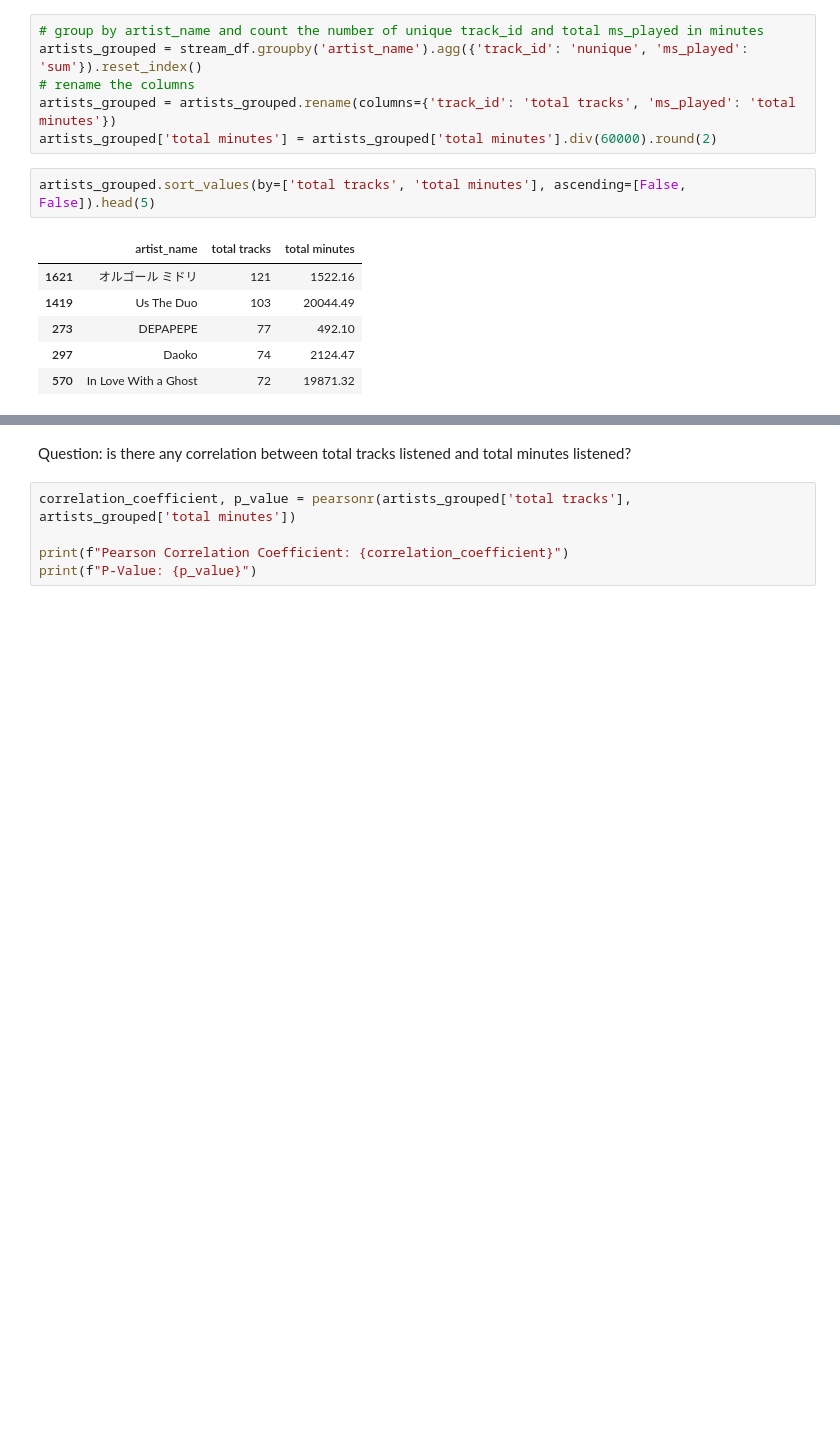
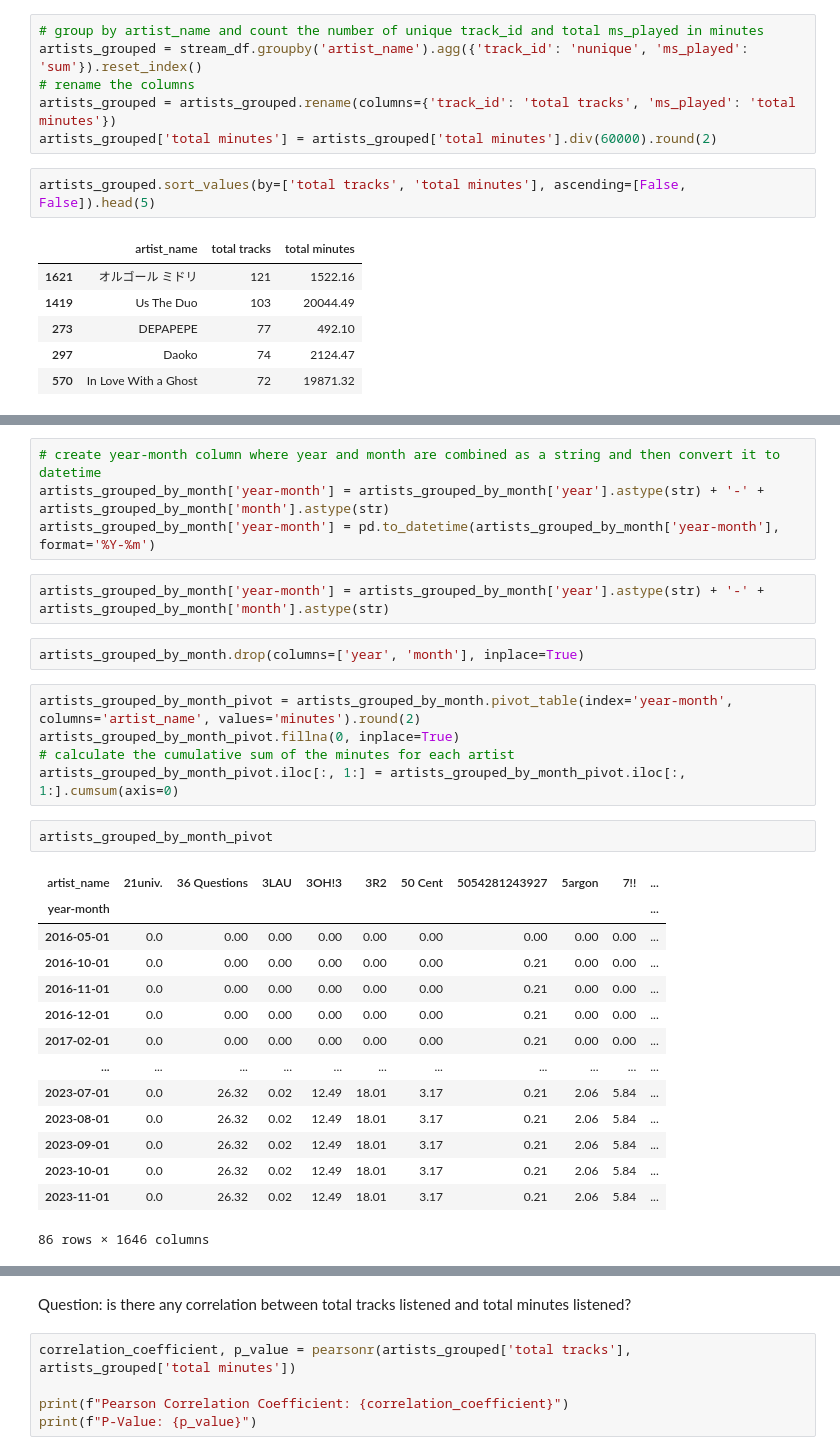
Before and after one commit to nazhifkojaz/Spotify-Analysis-Data-Collection-, a Jupyter notebook: spanalysis_dataanalysis.ipynb, the cells around one changed output, grey strips where cells are left out. Saved outputs shown, nothing was run; the diff lists cells and outputs as text; blank space fills up the shorter version.

```diff
--- a/spanalysis_dataanalysis.ipynb
+++ b/spanalysis_dataanalysis.ipynb
@@ -277,0 +351,30 @@ artists_grouped.sort_values(by=['total tracks', 'total minutes'], ascending=[Fal
+# %%
+# create year-month column where year and month are combined as a string and then convert it to datetime
+artists_grouped_by_month['year-month'] = artists_grouped_by_month['year'].astype(str) + '-' + artists_grouped_by_month['month'].astype(str)
+artists_grouped_by_month['year-month'] = pd.to_datetime(artists_grouped_by_month['year-month'], format='%Y-%m')
+# %%
+artists_grouped_by_month['year-month'] = artists_grouped_by_month['year'].astype(str) + '-' + artists_grouped_by_month['month'].astype(str)
+# %%
+artists_grouped_by_month.drop(columns=['year', 'month'], inplace=True)
+# %%
+artists_grouped_by_month_pivot = artists_grouped_by_month.pivot_table(index='year-month', columns='artist_name', values='minutes').round(2)
+artists_grouped_by_month_pivot.fillna(0, inplace=True)
+# calculate the cumulative sum of the minutes for each artist
+artists_grouped_by_month_pivot.iloc[:, 1:] = artists_grouped_by_month_pivot.iloc[:, 1:].cumsum(axis=0)
+# %%
+artists_grouped_by_month_pivot
+# %% [output]
+| artist_name | 21univ. | 36 Questions | 3LAU | 3OH!3 | 3R2 | 50 Cent | 5054281243927 | 5argon | 7!! | ... |
+| year-month |  |  |  |  |  |  |  |  |  | ... |
+| 2016-05-01 | 0.0 | 0.00 | 0.00 | 0.00 | 0.00 | 0.00 | 0.00 | 0.00 | 0.00 | ... |
+| 2016-10-01 | 0.0 | 0.00 | 0.00 | 0.00 | 0.00 | 0.00 | 0.21 | 0.00 | 0.00 | ... |
+| 2016-11-01 | 0.0 | 0.00 | 0.00 | 0.00 | 0.00 | 0.00 | 0.21 | 0.00 | 0.00 | ... |
+| 2016-12-01 | 0.0 | 0.00 | 0.00 | 0.00 | 0.00 | 0.00 | 0.21 | 0.00 | 0.00 | ... |
+| 2017-02-01 | 0.0 | 0.00 | 0.00 | 0.00 | 0.00 | 0.00 | 0.21 | 0.00 | 0.00 | ... |
+| ... | ... | ... | ... | ... | ... | ... | ... | ... | ... | ... |
+| 2023-07-01 | 0.0 | 26.32 | 0.02 | 12.49 | 18.01 | 3.17 | 0.21 | 2.06 | 5.84 | ... |
+| 2023-08-01 | 0.0 | 26.32 | 0.02 | 12.49 | 18.01 | 3.17 | 0.21 | 2.06 | 5.84 | ... |
+| 2023-09-01 | 0.0 | 26.32 | 0.02 | 12.49 | 18.01 | 3.17 | 0.21 | 2.06 | 5.84 | ... |
+| 2023-10-01 | 0.0 | 26.32 | 0.02 | 12.49 | 18.01 | 3.17 | 0.21 | 2.06 | 5.84 | ... |
+| 2023-11-01 | 0.0 | 26.32 | 0.02 | 12.49 | 18.01 | 3.17 | 0.21 | 2.06 | 5.84 | ... |
+86 rows × 1646 columns
```
Also changed, not shown: parts of 21 cells of this notebook, 8 other files.
